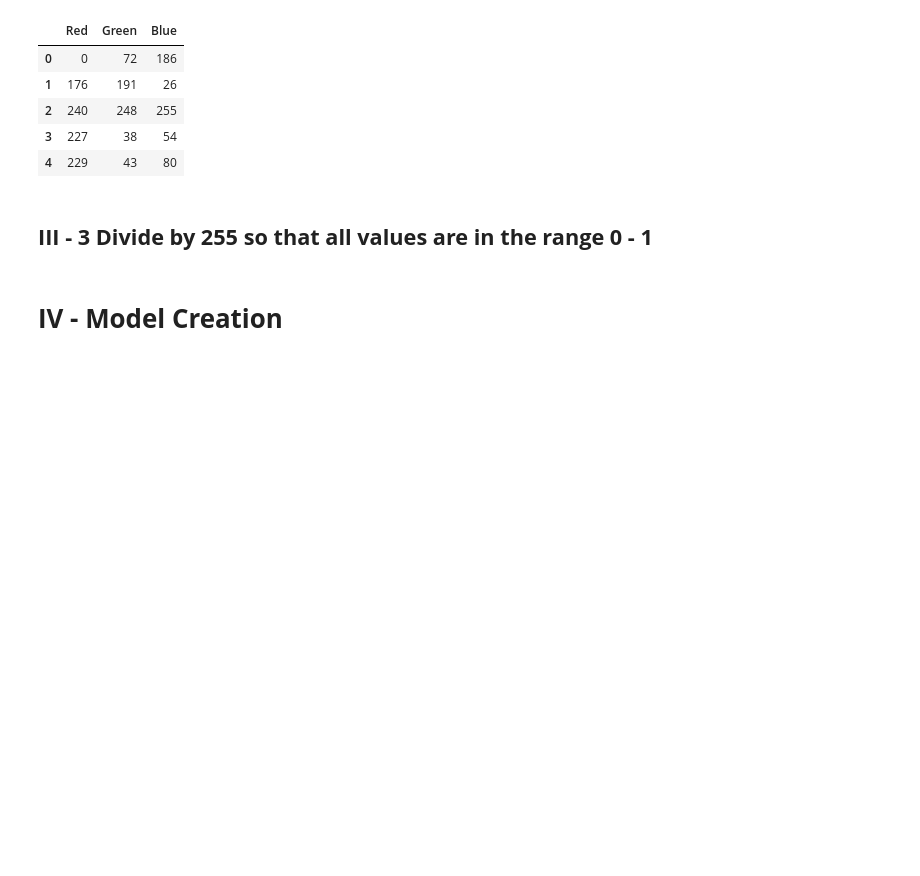
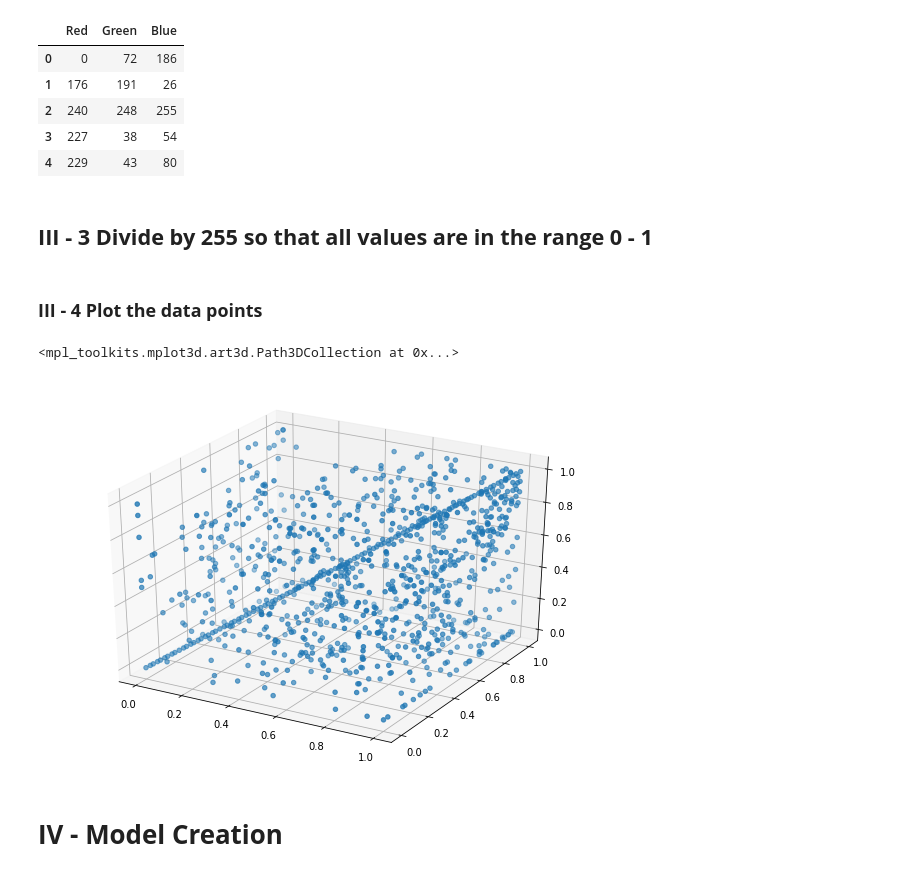
Before and after one commit to tamer017/Image-compression, a Jupyter notebook: Image_compression.ipynb, the cells around one changed output. Drawn from its saved outputs; the diff is of its cells as text; code cells hidden in the pictures; blank space fills up the shorter version.

```diff
--- a/Image_compression.ipynb
+++ b/Image_compression.ipynb
@@ -73,6 +75,15 @@ df.head()
 ## **III - 3 Divide by 255 so that all values are in the range 0 - 1**
 # %%
 df/=255
+# %% [markdown]
+### **III - 4 Plot the data points**
+# %%
+fig = plt.figure(figsize = (10, 7))
+ax = plt.axes(projection ="3d")
+ax.scatter3D(df["Red"],df["Green"],df["Blue"],)
+# %% [output]
+<mpl_toolkits.mplot3d.art3d.Path3DCollection at 0x...>
+[figure, added]
 # %% [markdown]
 # **IV - Model Creation**
 # %% [markdown]
```
Also changed, not shown: parts of 13 cells of this notebook.
